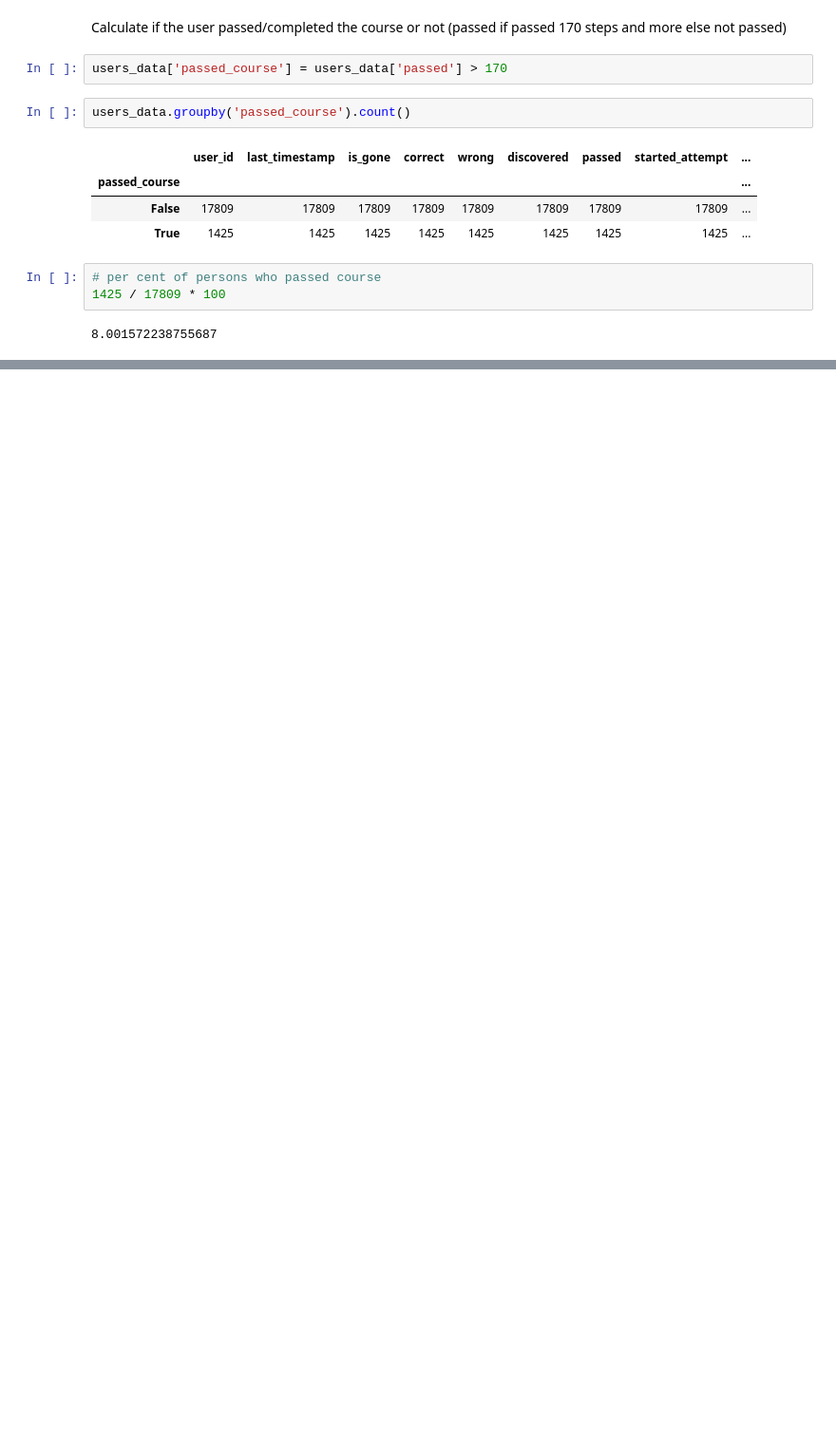
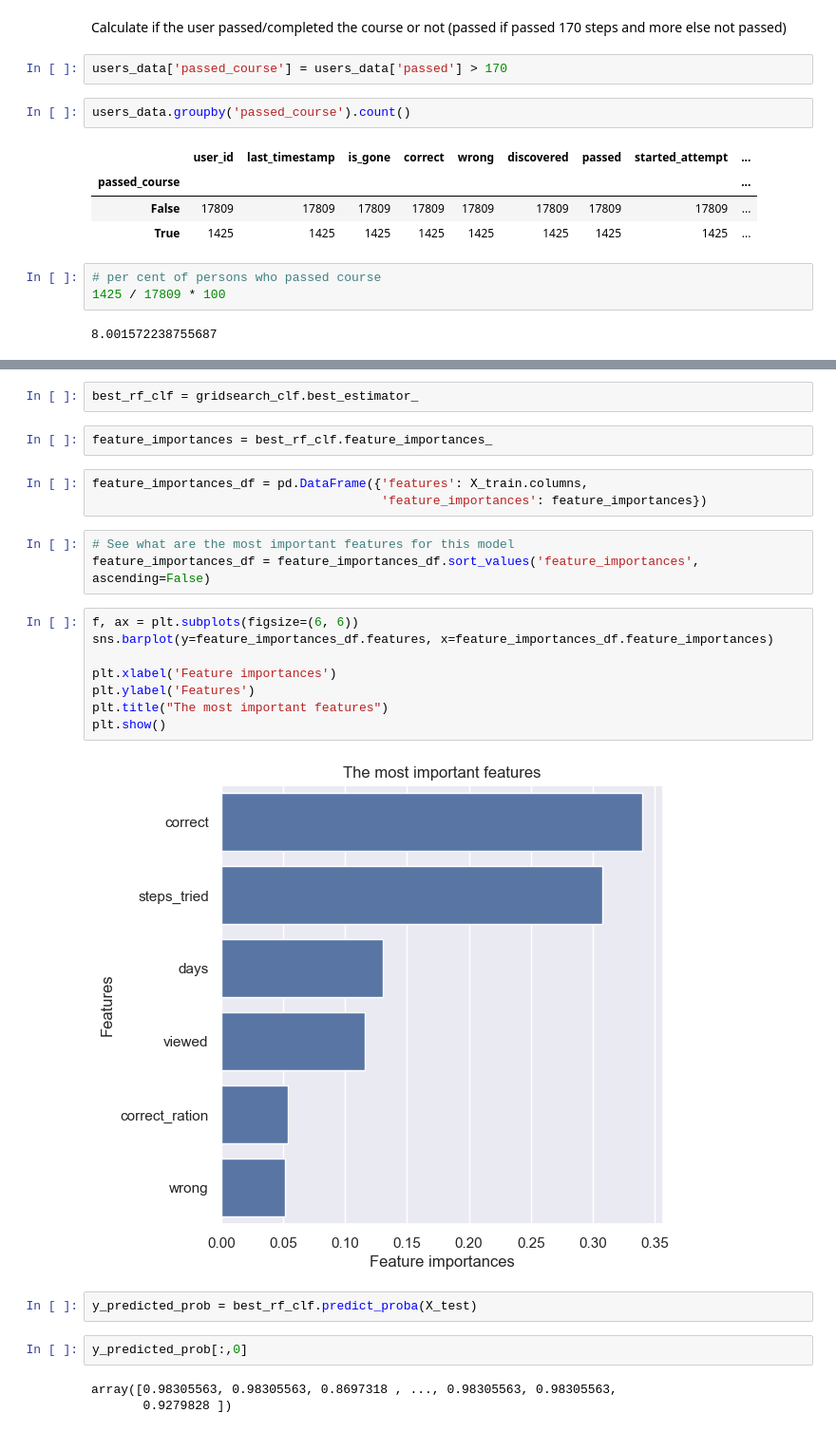
Before and after one commit to alisaexists/stepik-data-science-course, a Jupyter notebook: Stepik_ML_Contest/main.ipynb, the cells around one changed output, grey strips where cells are left out. Shown at 95% size. Cells and saved outputs as stored; diff of their text form; blank space fills up the shorter version.

```diff
--- a/Stepik_ML_Contest/main.ipynb
+++ b/Stepik_ML_Contest/main.ipynb
@@ -312,0 +620,27 @@ users_data.groupby('passed_course').count()
+# %%
+best_rf_clf = gridsearch_clf.best_estimator_
+# %%
+feature_importances = best_rf_clf.feature_importances_
+# %%
+feature_importances_df = pd.DataFrame({'features': X_train.columns,
+                                       'feature_importances': feature_importances})
+# %%
+# See what are the most important features for this model
+feature_importances_df = feature_importances_df.sort_values('feature_importances', ascending=False)
+# %%
+f, ax = plt.subplots(figsize=(6, 6))
+sns.barplot(y=feature_importances_df.features, x=feature_importances_df.feature_importances)
+
+plt.xlabel('Feature importances')
+plt.ylabel('Features')
+plt.title("The most important features")
+plt.show()
+# %% [output]
+[figure, added]
+# %%
+y_predicted_prob = best_rf_clf.predict_proba(X_test)
+# %%
+y_predicted_prob[:,0]
+# %% [output]
+array([0.98305563, 0.98305563, 0.8697318 , ..., 0.98305563, 0.98305563,
+       0.9279828 ])
```
Also changed, not shown: parts of 67 cells of this notebook, 12 other files.
